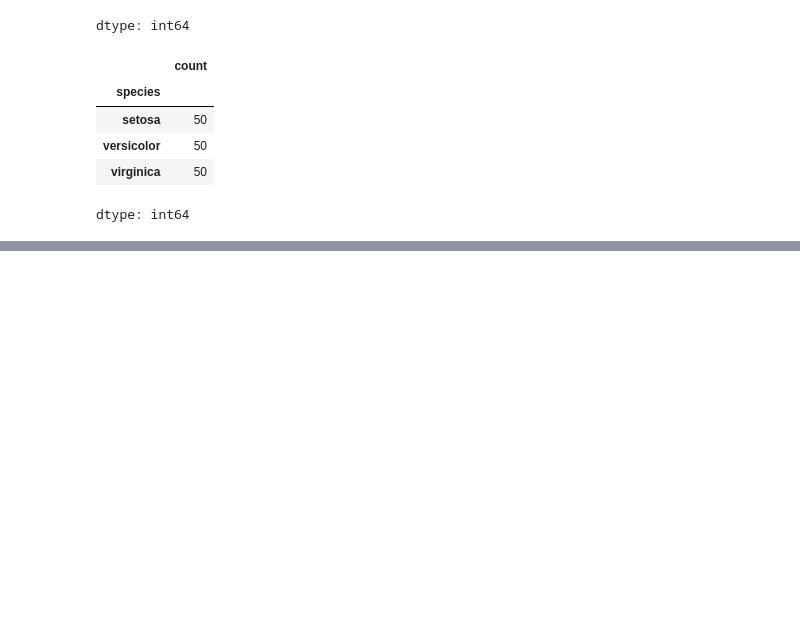
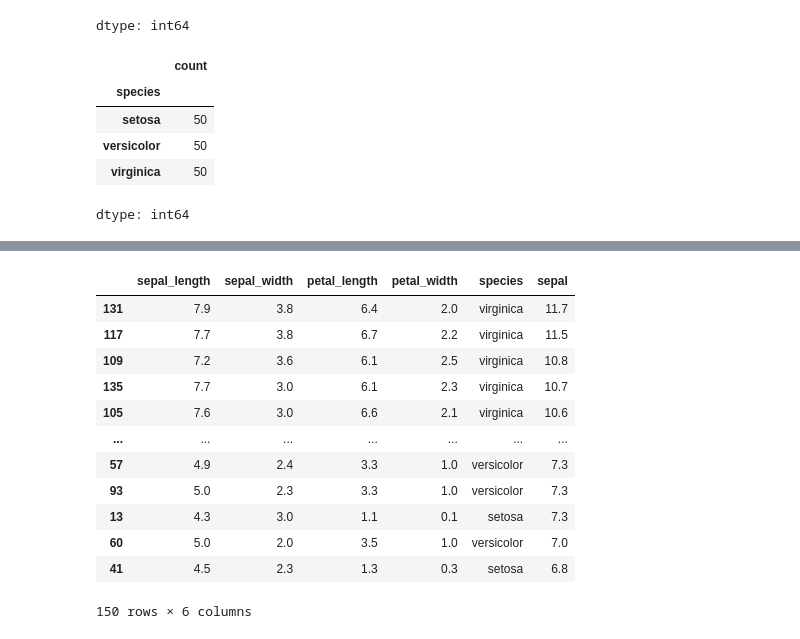
Before and after one commit to avishkajindal05/DAY-25-AM, a Jupyter notebook: part_A_B.ipynb, the cells around one changed output, grey strips where cells are left out. Drawn from its saved outputs; the diff is of its cells as text; code cells hidden in the pictures; blank space fills up the shorter version.

```diff
--- a/part_A_B.ipynb
+++ b/part_A_B.ipynb
@@ -273,0 +364,17 @@ dtype: int64
+# %%
+data_sort = df.sort_values(by = "sepal", axis = 0, ascending = False, inplace = False, kind = "heapsort", ignore_index = False )
+data_sort
+# %% [output]
+|  | sepal_length | sepal_width | petal_length | petal_width | species | sepal |
+| 131 | 7.9 | 3.8 | 6.4 | 2.0 | virginica | 11.7 |
+| 117 | 7.7 | 3.8 | 6.7 | 2.2 | virginica | 11.5 |
+| 109 | 7.2 | 3.6 | 6.1 | 2.5 | virginica | 10.8 |
+| 135 | 7.7 | 3.0 | 6.1 | 2.3 | virginica | 10.7 |
+| 105 | 7.6 | 3.0 | 6.6 | 2.1 | virginica | 10.6 |
+| ... | ... | ... | ... | ... | ... | ... |
+| 57 | 4.9 | 2.4 | 3.3 | 1.0 | versicolor | 7.3 |
+| 93 | 5.0 | 2.3 | 3.3 | 1.0 | versicolor | 7.3 |
+| 13 | 4.3 | 3.0 | 1.1 | 0.1 | setosa | 7.3 |
+| 60 | 5.0 | 2.0 | 3.5 | 1.0 | versicolor | 7.0 |
+| 41 | 4.5 | 2.3 | 1.3 | 0.3 | setosa | 6.8 |
+150 rows × 6 columns
```
Also changed, not shown: parts of 14 cells of this notebook.
